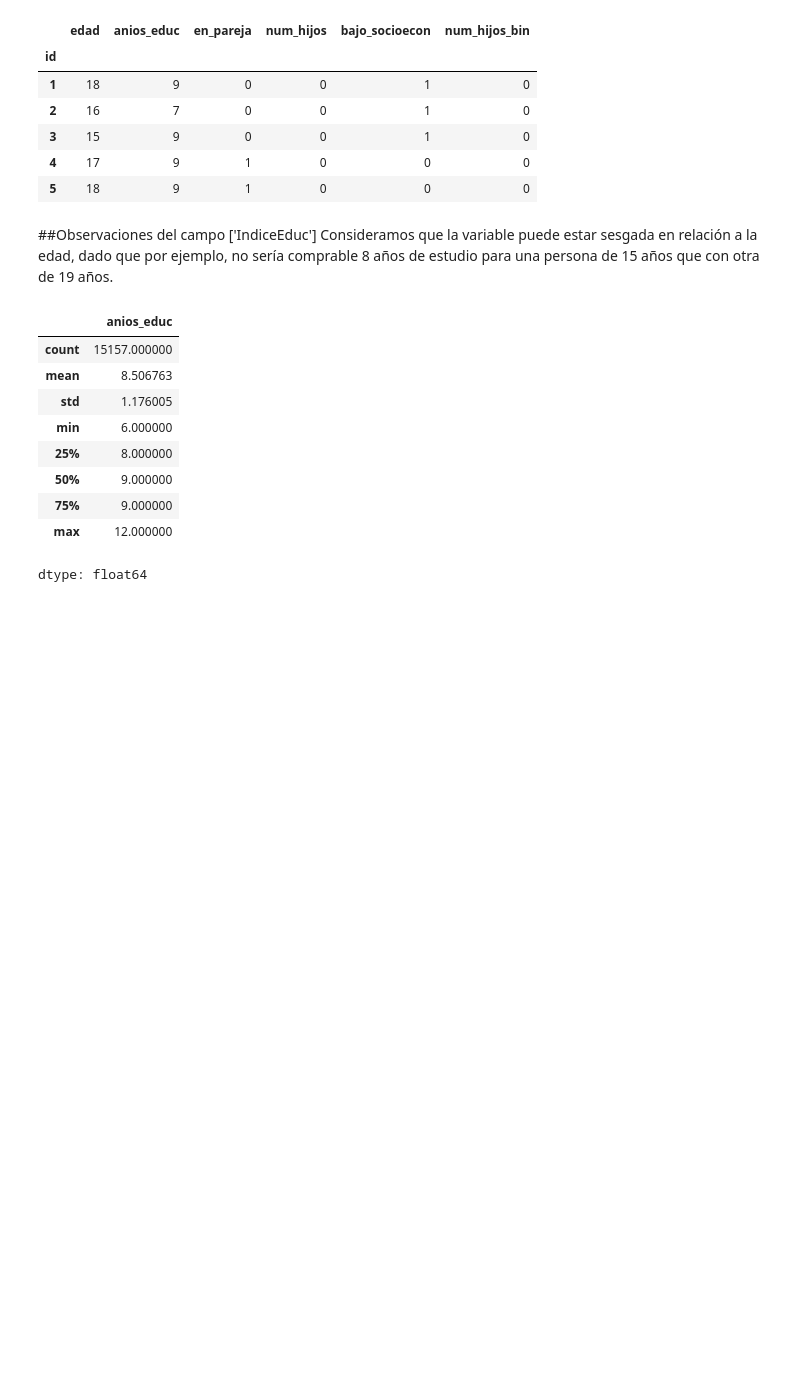
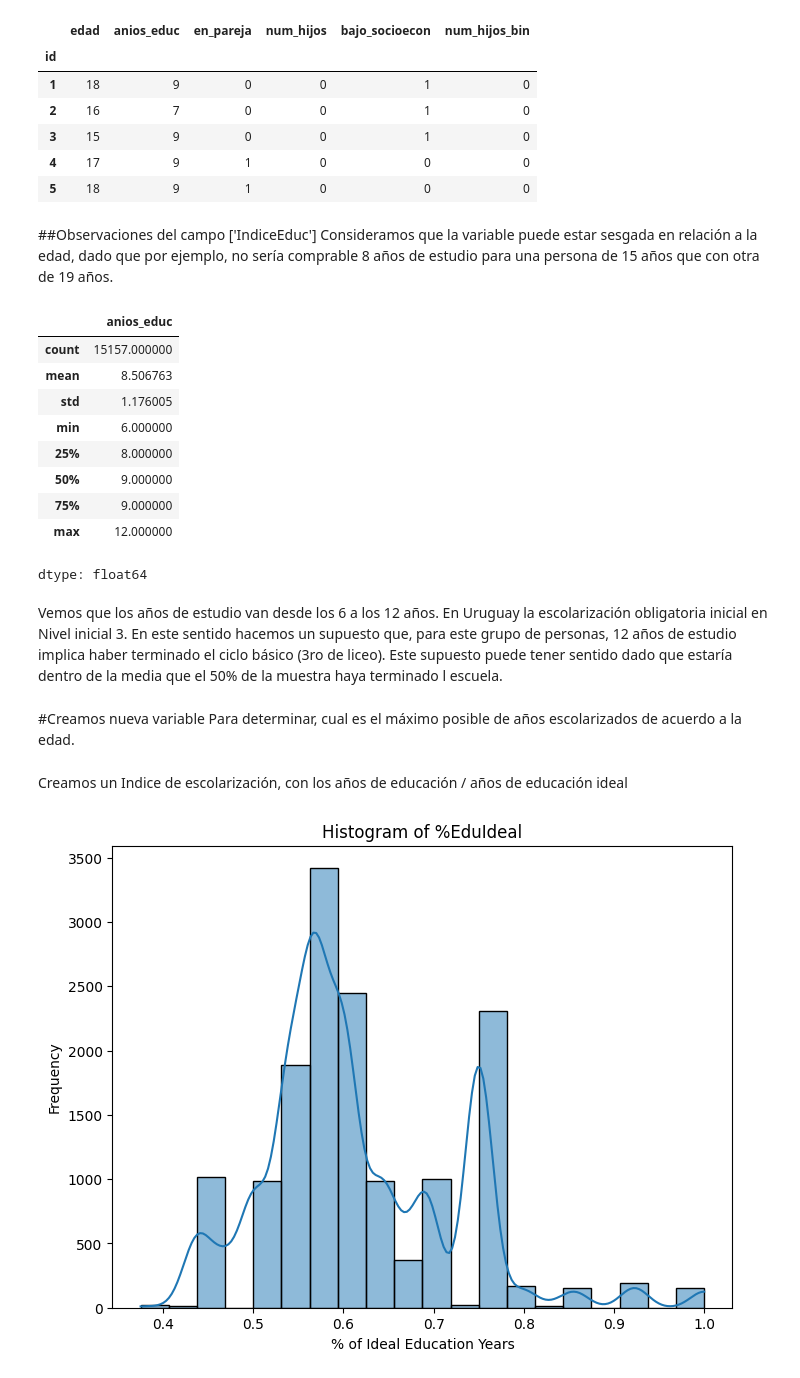
Before and after one commit to gabipalacios/Python, a Jupyter notebook: TFPython2025.ipynb, the cells around one changed output. Cells and saved outputs as stored; diff of their text form; code cells hidden in the pictures; blank space fills up the shorter version.

```diff
--- a/TFPython2025.ipynb
+++ b/TFPython2025.ipynb
@@ -271,5 +305,27 @@ df['anios_educ'].describe()
 | 75% | 9.000000 |
 | max | 12.000000 |
 dtype: float64
+# %% [markdown]
+Vemos que los años de estudio van desde los 6 a los 12 años.
+En Uruguay la escolarización obligatoria inicial en Nivel inicial 3.
+En este sentido hacemos un supuesto que, para este grupo de personas, 12 años de estudio implica haber terminado el ciclo básico (3ro de liceo).
+Este supuesto puede tener sentido dado que estaría dentro de la media que el 50% de la muestra haya terminado l escuela.
+# %% [markdown]
+#Creamos nueva variable
+Para determinar, cual es el máximo posible de años escolarizados de acuerdo a la edad.
 # %%
-df['IndiceEduc'] = df['anios_educ']/(df['edad']-3)
+df['Educ_Ideal'] = df['edad'] - 3
+# %% [markdown]
+Creamos un Indice de escolarización, con los años de educación / años de educación ideal
+# %%
+df['%EduIdeal'] = df['anios_educ']/df['Educ_Ideal']
+# %%
+#Analizamos el resultado de la nueva variable
+plt.figure(figsize=(8, 6))
+sns.histplot(data=df, x='%EduIdeal', bins=20, kde=True)
+plt.title('Histogram of %EduIdeal')
+plt.xlabel('% of Ideal Education Years')
+plt.ylabel('Frequency')
+plt.show()
+# %% [output]
+[figure, added]
```
Also changed, not shown: parts of 17 cells of this notebook.
